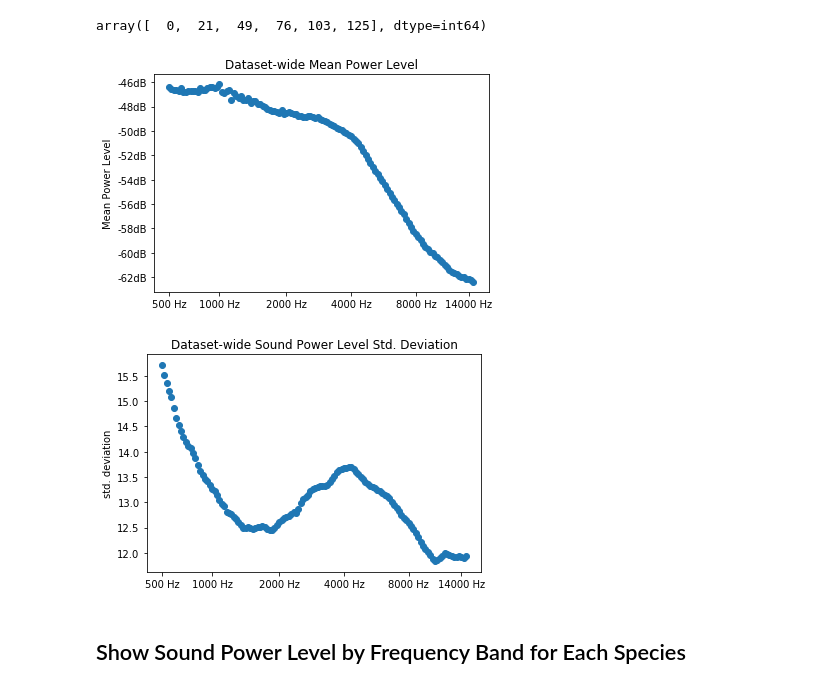
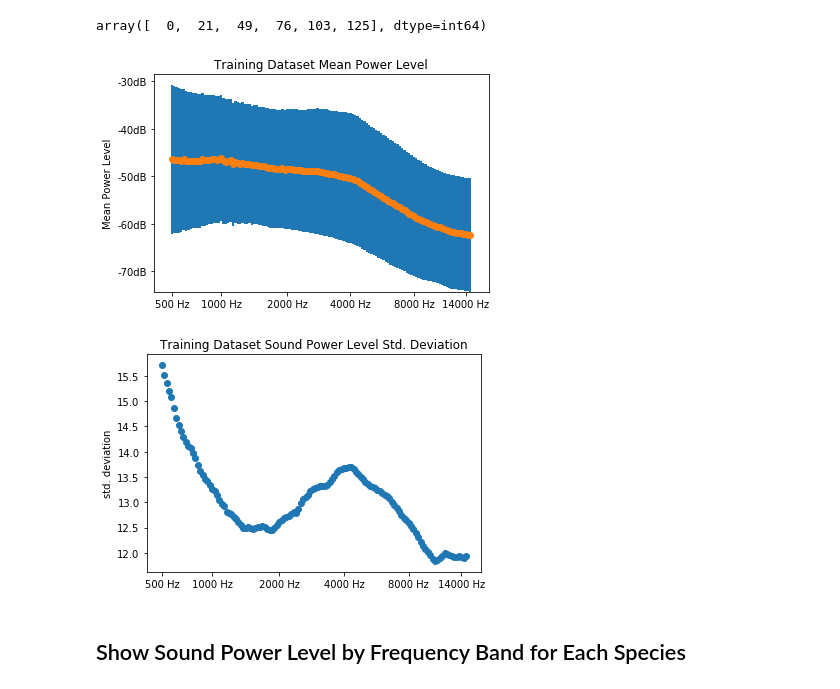
Before and after one commit to samhiatt/avian_vocalizations, a Jupyter notebook: notebooks/Preprocessing.ipynb, the cells around one changed output. Cells and saved outputs as stored; diff of their text form; code cells hidden in the pictures.

```diff
--- a/notebooks/Preprocessing.ipynb
+++ b/notebooks/Preprocessing.ipynb
@@ -194,24 +194,24 @@ lbl_idx
 # %% [output]
 array([  0,  21,  49,  76, 103, 125], dtype=int64)
 # %%
-plt.scatter(range(len(meldb_mean)),meldb_mean)
-plt.title("Dataset-wide Mean Power Level")
+plt.bar(range(len(meldb_mean)), meldb_std*2, bottom=meldb_mean-meldb_std, width=1, zorder=0)
+plt.scatter(range(len(meldb_mean)), meldb_mean, zorder=1)
+#     ax.bar(range(128), sg_std*2, bottom=sg_mean-sg_std, width=1, zorder=0)
+#     ax.scatter(range(128), sg_mean, zorder=2)
+plt.title("Training Dataset Mean Power Level")
 plt.ylabel("Mean Power Level")
 plt.gca().yaxis.set_major_formatter(FormatStrFormatter('%.0fdB'))
 #plt.xlim(0,128)
 plt.xticks(lbl_idx, hz_lbls);
 # %% [output]
-[figure, old version]
+[figure, new version]
 # %%
 plt.scatter(range(len(meldb_std)), meldb_std)
-plt.title("Dataset-wide Sound Power Level Std. Deviation")
+plt.title("Training Dataset Sound Power Level Std. Deviation")
 plt.ylabel("std. deviation")
 plt.xticks(lbl_idx, hz_lbls);
-# ax=plt.gca()
-# ax.set_xlim(0,xmax=128)
-# ax.set_xticklabels(['%.0fHz'%(mel_to_hz[int(t)]) for t in ax.get_xticks() if t<128]);
 # %% [output]
-[figure, old version]
+[figure, new version]
 # %%
 training_statistics = dict(
     mfcc_mean=list(mfcc_mean),
```
Also changed, not shown: parts of 3 cells of this notebook.
